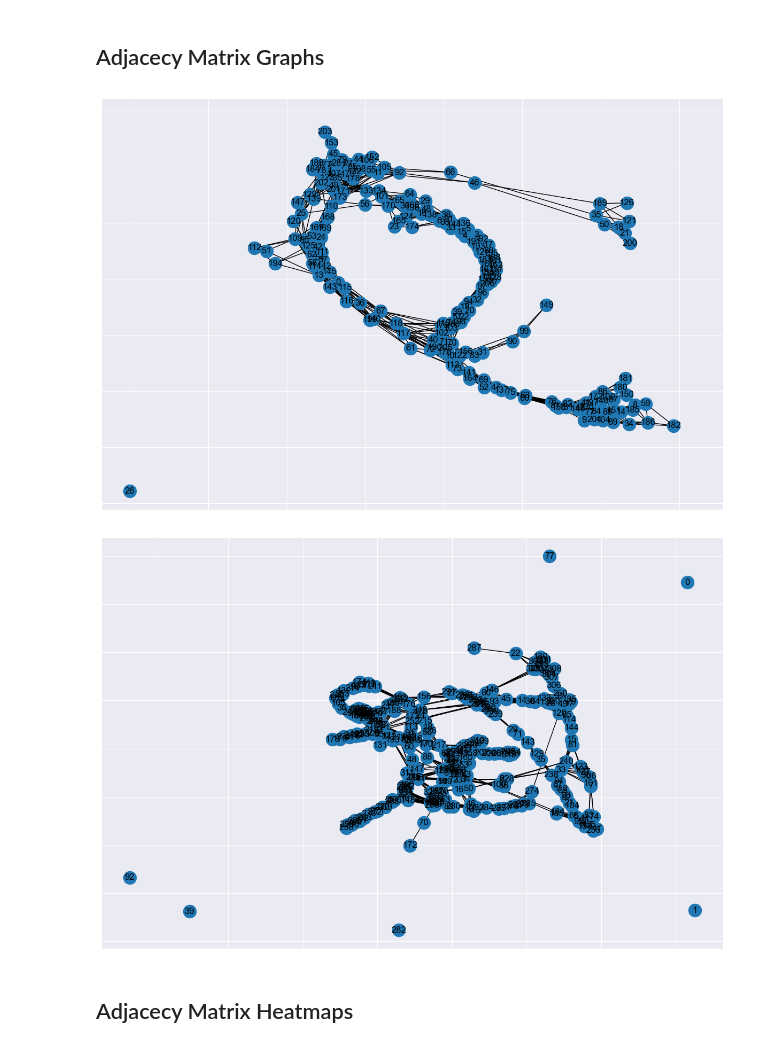
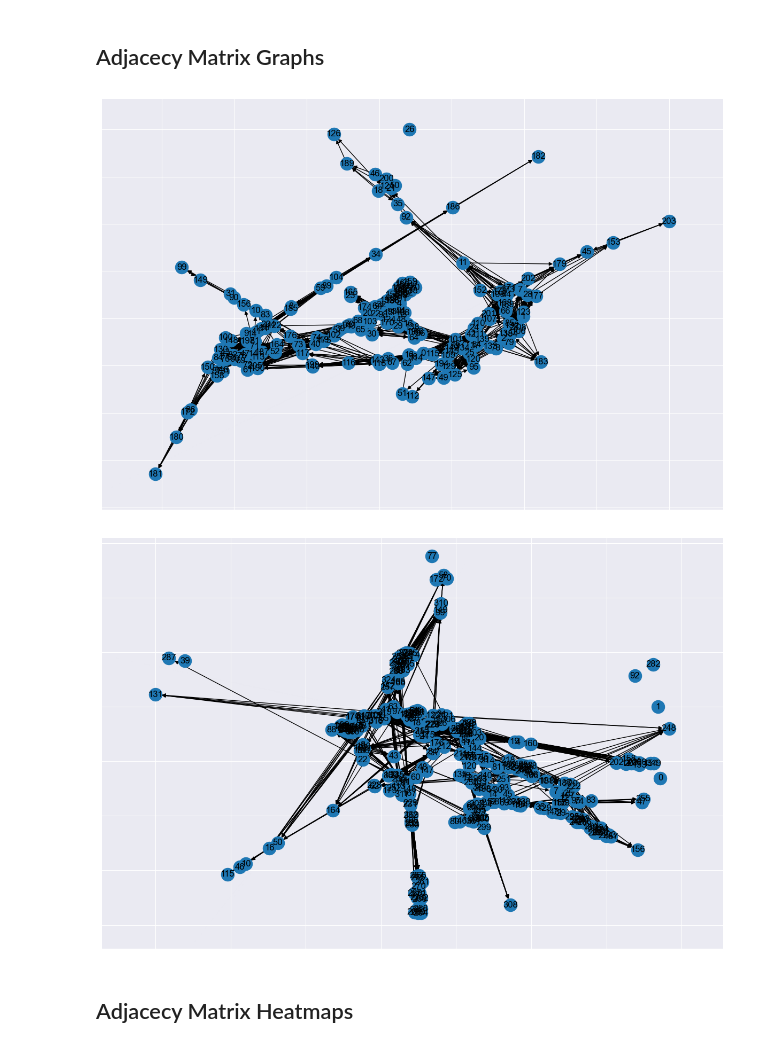
Before and after one commit to AnnetteJing/CS224W_Project, a Jupyter notebook: analysis/graph_eda.ipynb, the cells around one changed output. Cells and saved outputs as stored; diff of their text form; code cells hidden in the pictures.

```diff
--- a/analysis/graph_eda.ipynb
+++ b/analysis/graph_eda.ipynb
@@ -32,5 +31,13 @@ methods = {"metr": "METR-LA", "pems": "PEMS-BAY"}
 # %%
 adj_mats = {
-    method: np.load(os.path.join(DATA_PATH, f"adj_mat_{method}.npy"))
-    for method in methods.keys()
+    dataset: np.load(os.path.join(DATA_PATH, f"adj_mat_{dataset}.npy"))
+    for dataset in DATASETS.keys()
 }
+graphs = {
+    dataset: nx.from_numpy_array(adj_mat, create_using=nx.DiGraph)
+    for dataset, adj_mat in adj_mats.items()
+}
+laplacians = {
+    dataset: nx.normalized_laplacian_matrix(graph).toarray()
+    for dataset, graph in graphs.items()
+}
@@ -81,15 +101,25 @@ array([[1.  , 0.  , 0.  , 0.  , 0.  , 0.  , 0.  , 0.  , 0.  , 0.  ],
 # %% [markdown]
 ## Adjacecy Matrix Graphs
 # %%
+dataset = "metr"
 _, ax = plt.subplots(nrows=1, ncols=1, figsize=(15, 10))
-nx.draw_networkx(nx.from_numpy_array(adj_mats["metr"] - np.eye(adj_mats["metr"].shape[0])), ax=ax)
+nx.draw_networkx(
+    nx.from_numpy_array(
+        adj_mats[dataset] - np.eye(adj_mats[dataset].shape[0]),
+        create_using=nx.DiGraph
+    ), ax=ax)
 # %% [output]
-[figure, old version]
+[figure, new version]
 # %%
+dataset = "pems"
 _, ax = plt.subplots(nrows=1, ncols=1, figsize=(15, 10))
-nx.draw_networkx(nx.from_numpy_array(adj_mats["pems"] - np.eye(adj_mats["pems"].shape[0])), ax=ax)
+nx.draw_networkx(
+    nx.from_numpy_array(
+        adj_mats[dataset] - np.eye(adj_mats[dataset].shape[0]),
+        create_using=nx.DiGraph
+    ), ax=ax)
 # %% [output]
-[figure, old version]
+[figure, new version]
 # %% [markdown]
 ## Adjacecy Matrix Heatmaps
 # %%
```
Also changed, not shown: parts of 20 cells of this notebook, 3 other files.
